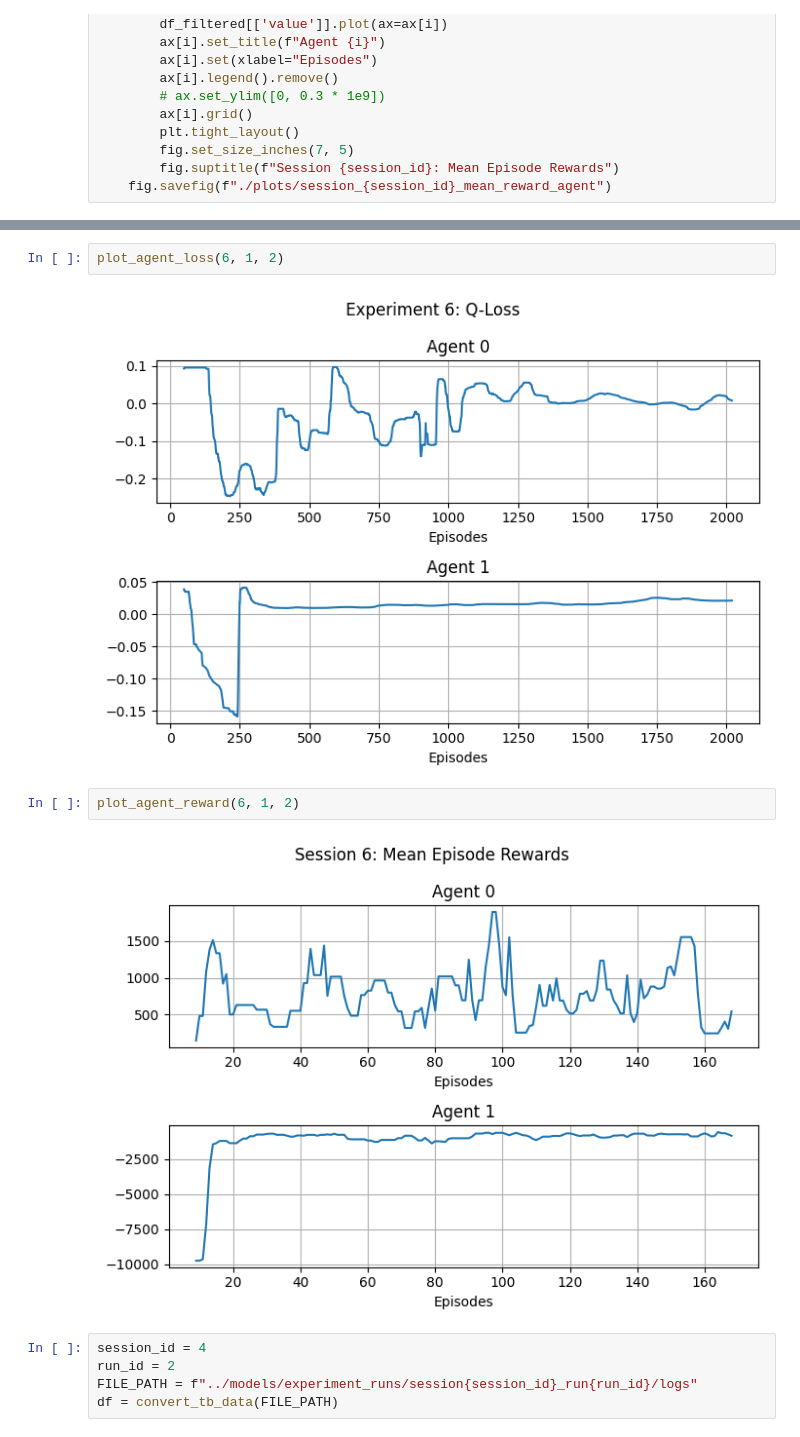
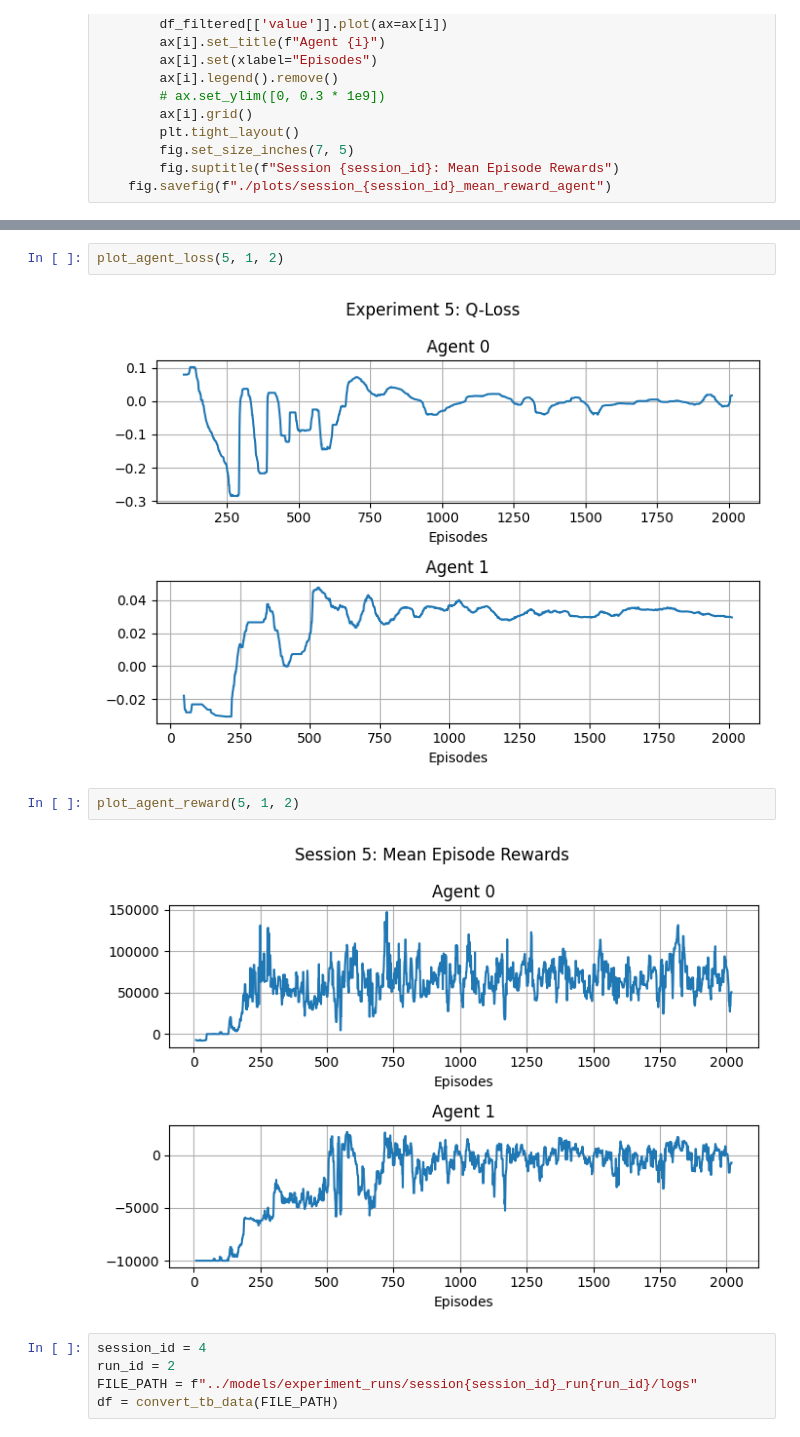
Before and after one commit to buehrerc/MAAC-auto-gov, a Jupyter notebook: analysis/generate_plots.ipynb, the cells around one changed output, grey strips where cells are left out. Cells and saved outputs as stored; diff of their text form.

```diff
--- a/analysis/generate_plots.ipynb
+++ b/analysis/generate_plots.ipynb
@@ -81,11 +81,11 @@ df = format_plot(6, 1, rolling_mean=True)
 # %%
-plot_agent_loss(6, 1, 2)
+plot_agent_loss(5, 1, 2)
 # %% [output]
-[figure, old version]
+[figure, new version]
 # %%
-plot_agent_reward(6, 1, 2)
+plot_agent_reward(5, 1, 2)
 # %% [output]
-[figure, old version]
+[figure, new version]
 # %%
 session_id = 4
 run_id = 2
```
Also changed, not shown: parts of 4 cells of this notebook, 7 other files.
